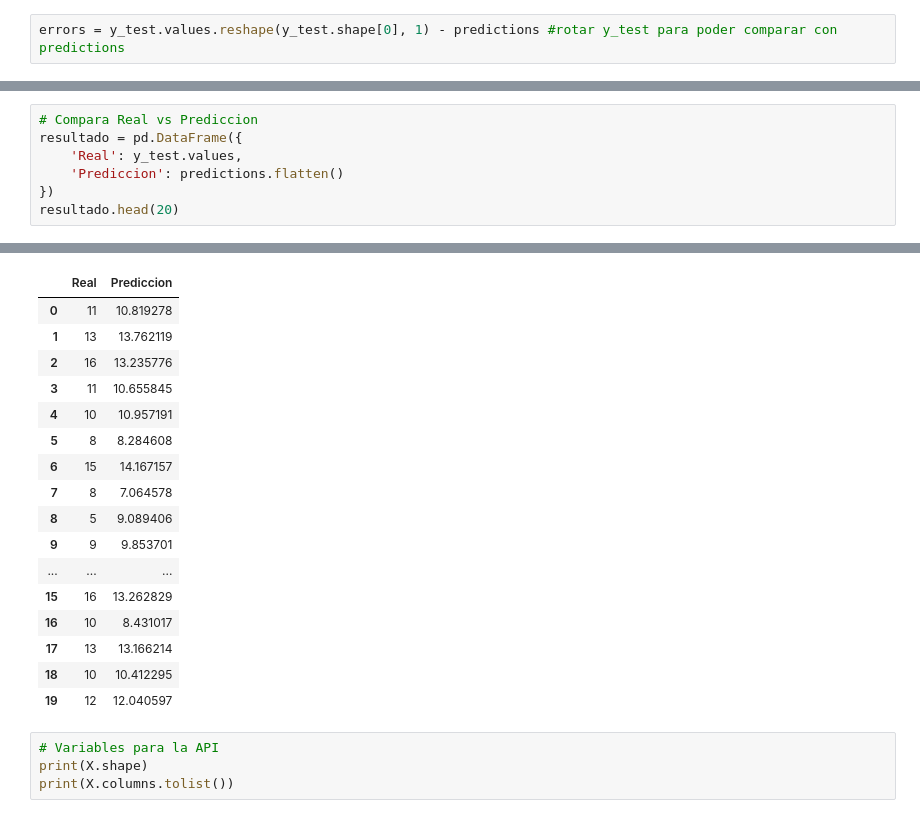
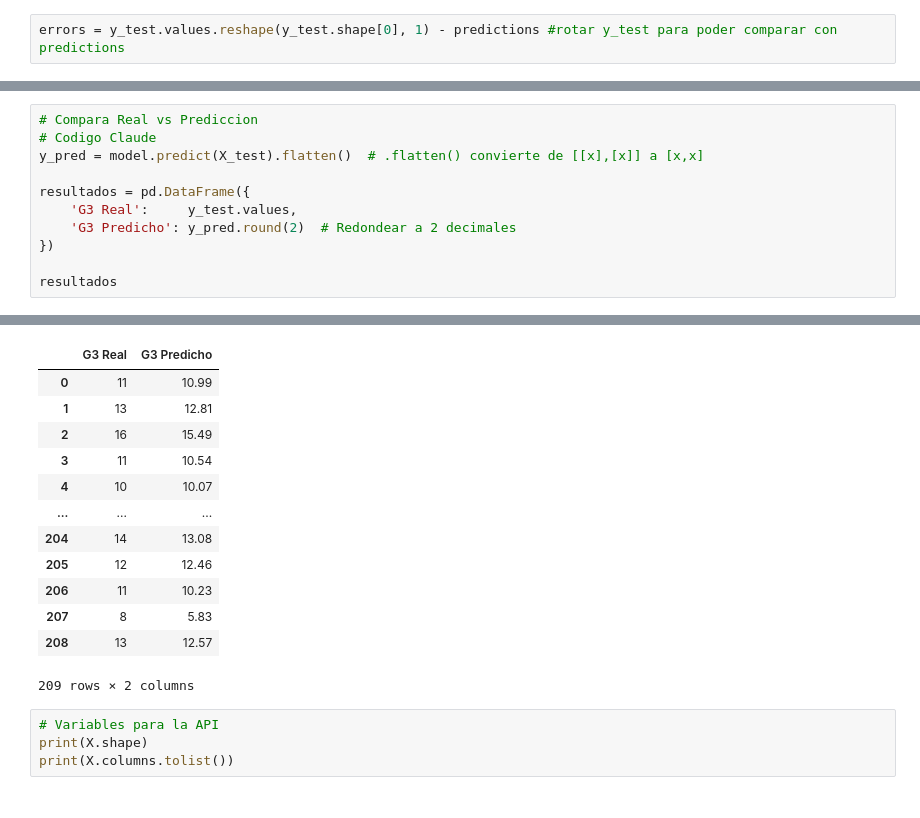
Before and after one commit to Isaakkko/Prediccion-rendimiento-academico, a Jupyter notebook: NOTEBOOKS/03_ANN_Modelo1.ipynb, the cells around one changed output, grey strips where cells are left out. Drawn from its saved outputs; the diff is of its cells as text.

```diff
--- a/NOTEBOOKS/ModeloRegresiónProyecto1.ipynb
+++ b/NOTEBOOKS/03_ANN_Modelo1.ipynb
@@ -432,8 +415,12 @@ plt.show()
 # %%
 # Compara Real vs Prediccion
-resultado = pd.DataFrame({
-    'Real': y_test.values,
-    'Prediccion': predictions.flatten()
+# Codigo Claude
+y_pred = model.predict(X_test).flatten()  # .flatten() convierte de [[x],[x]] a [x,x]
+
+resultados = pd.DataFrame({
+    'G3 Real':     y_test.values,
+    'G3 Predicho': y_pred.round(2)  # Redondear a 2 decimales
 })
-resultado.head(20)
+
+resultados
 # %% [output]
@@ -440,20 +428,16 @@ resultado.head(20)
-|  | Real | Prediccion |
-| 0 | 11 | 10.819278 |
-| 1 | 13 | 13.762119 |
-| 2 | 16 | 13.235776 |
-| 3 | 11 | 10.655845 |
-| 4 | 10 | 10.957191 |
-| 5 | 8 | 8.284608 |
-| 6 | 15 | 14.167157 |
-| 7 | 8 | 7.064578 |
-| 8 | 5 | 9.089406 |
-| 9 | 9 | 9.853701 |
+|  | G3 Real | G3 Predicho |
+| 0 | 11 | 10.99 |
+| 1 | 13 | 12.81 |
+| 2 | 16 | 15.49 |
+| 3 | 11 | 10.54 |
+| 4 | 10 | 10.07 |
 | ... | ... | ... |
-| 15 | 16 | 13.262829 |
-| 16 | 10 | 8.431017 |
-| 17 | 13 | 13.166214 |
-| 18 | 10 | 10.412295 |
-| 19 | 12 | 12.040597 |
+| 204 | 14 | 13.08 |
+| 205 | 12 | 12.46 |
+| 206 | 11 | 10.23 |
+| 207 | 8 | 5.83 |
+| 208 | 13 | 12.57 |
+209 rows × 2 columns
 # %%
 # Variables para la API
 print(X.shape)
```
Also changed, not shown: parts of 14 cells of this notebook, 2 other files.
